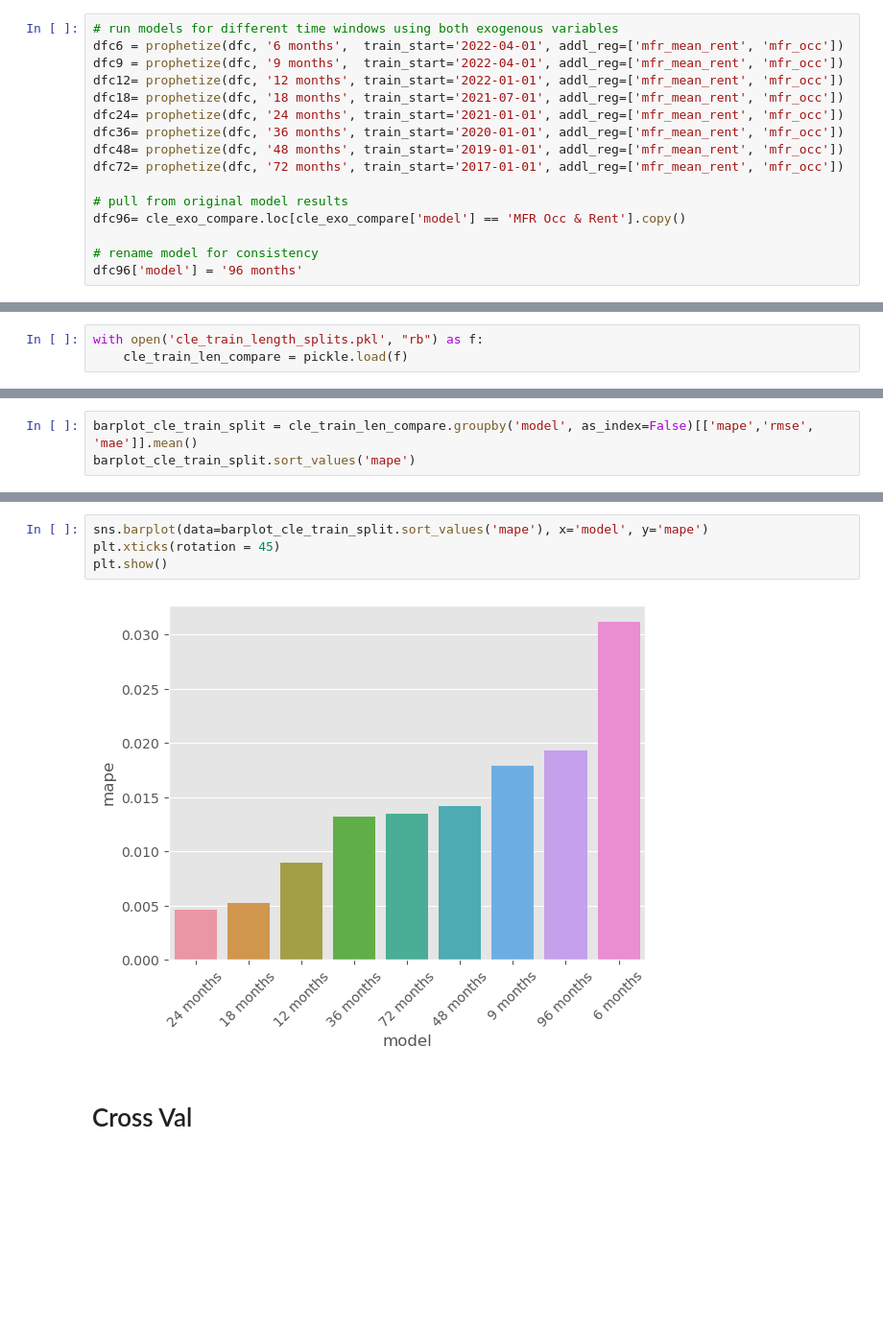
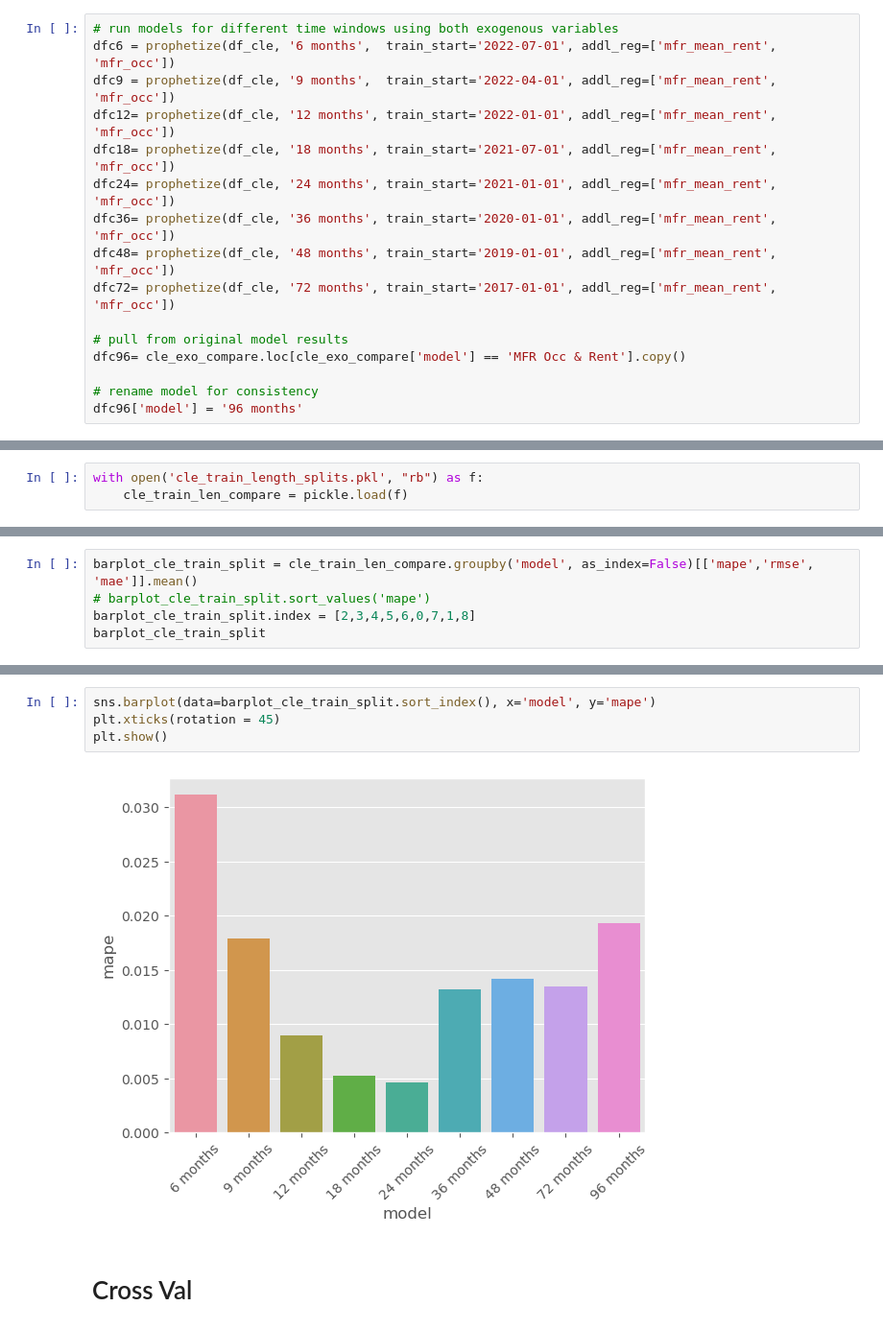
Before and after one commit to eihwood/Haystacks.AI-7, a Jupyter notebook: src/austin_prophet_model.ipynb, the cells around one changed output, grey strips where cells are left out. Shown at 96% size. Cells and saved outputs as stored; diff of their text form; blank space fills up the shorter version.

Commit message:
cross-val prophet updates

```diff
--- a/src/austin_prophet_model.ipynb
+++ b/src/austin_prophet_model.ipynb
@@ -325,14 +408,14 @@ plt.show()
 [figure]
 # %%
 # run models for different time windows using both exogenous variables
-dfc6 = prophetize(dfc, '6 months',  train_start='2022-04-01', addl_reg=['mfr_mean_rent', 'mfr_occ'])
-dfc9 = prophetize(dfc, '9 months',  train_start='2022-04-01', addl_reg=['mfr_mean_rent', 'mfr_occ'])
-dfc12= prophetize(dfc, '12 months', train_start='2022-01-01', addl_reg=['mfr_mean_rent', 'mfr_occ'])
-dfc18= prophetize(dfc, '18 months', train_start='2021-07-01', addl_reg=['mfr_mean_rent', 'mfr_occ'])
-dfc24= prophetize(dfc, '24 months', train_start='2021-01-01', addl_reg=['mfr_mean_rent', 'mfr_occ'])
-dfc36= prophetize(dfc, '36 months', train_start='2020-01-01', addl_reg=['mfr_mean_rent', 'mfr_occ'])
-dfc48= prophetize(dfc, '48 months', train_start='2019-01-01', addl_reg=['mfr_mean_rent', 'mfr_occ'])
-dfc72= prophetize(dfc, '72 months', train_start='2017-01-01', addl_reg=['mfr_mean_rent', 'mfr_occ'])
+dfc6 = prophetize(df_cle, '6 months',  train_start='2022-07-01', addl_reg=['mfr_mean_rent', 'mfr_occ'])
+dfc9 = prophetize(df_cle, '9 months',  train_start='2022-04-01', addl_reg=['mfr_mean_rent', 'mfr_occ'])
+dfc12= prophetize(df_cle, '12 months', train_start='2022-01-01', addl_reg=['mfr_mean_rent', 'mfr_occ'])
+dfc18= prophetize(df_cle, '18 months', train_start='2021-07-01', addl_reg=['mfr_mean_rent', 'mfr_occ'])
+dfc24= prophetize(df_cle, '24 months', train_start='2021-01-01', addl_reg=['mfr_mean_rent', 'mfr_occ'])
+dfc36= prophetize(df_cle, '36 months', train_start='2020-01-01', addl_reg=['mfr_mean_rent', 'mfr_occ'])
+dfc48= prophetize(df_cle, '48 months', train_start='2019-01-01', addl_reg=['mfr_mean_rent', 'mfr_occ'])
+dfc72= prophetize(df_cle, '72 months', train_start='2017-01-01', addl_reg=['mfr_mean_rent', 'mfr_occ'])
 
 # pull from original model results
 dfc96= cle_exo_compare.loc[cle_exo_compare['model'] == 'MFR Occ & Rent'].copy()
@@ -356,5 +439,7 @@ plt.show()
 # %%
 barplot_cle_train_split = cle_train_len_compare.groupby('model', as_index=False)[['mape','rmse', 'mae']].mean()
-barplot_cle_train_split.sort_values('mape')
+# barplot_cle_train_split.sort_values('mape')
+barplot_cle_train_split.index = [2,3,4,5,6,0,7,1,8]
+barplot_cle_train_split
 # %% [output]
 |  | model | mape | rmse | mae |
@@ -370,9 +455,9 @@ barplot_cle_train_split.sort_values('mape')
 # %%
-sns.barplot(data=barplot_cle_train_split.sort_values('mape'), x='model', y='mape')
+sns.barplot(data=barplot_cle_train_split.sort_index(), x='model', y='mape')
 plt.xticks(rotation = 45)
 plt.show()
 # %% [output]
-[figure, old version]
+[figure, new version]
 # %% [markdown]
 # Cross Val
 # %%
```
Also changed, not shown: parts of 28 cells of this notebook.
